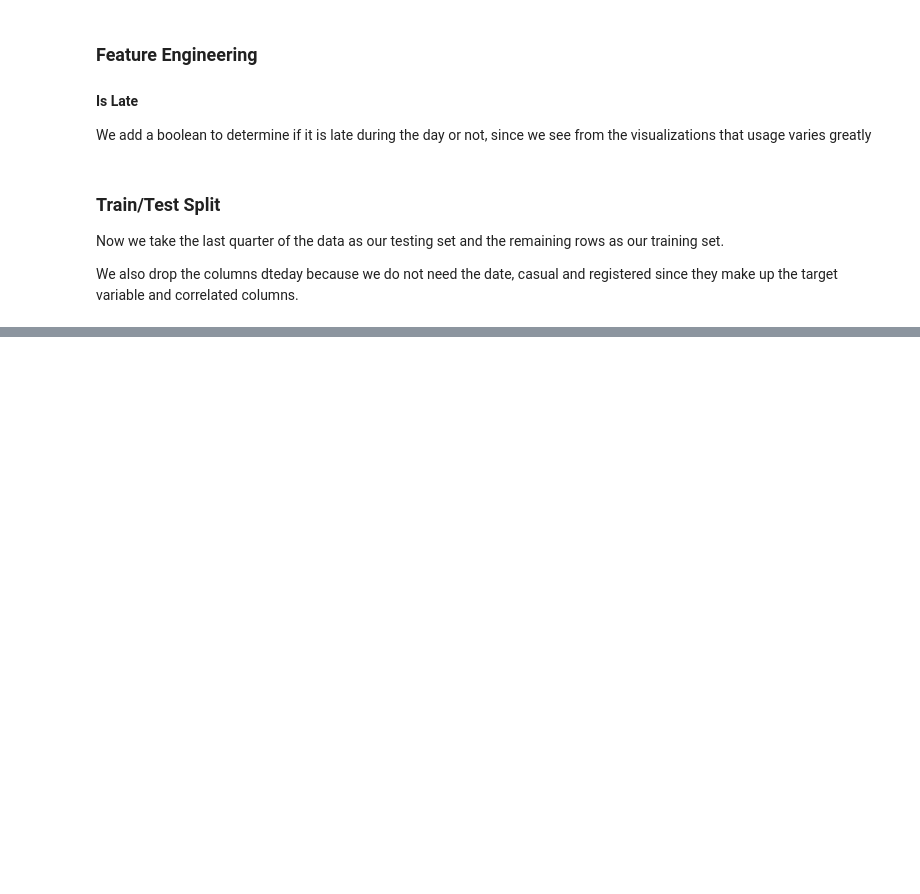
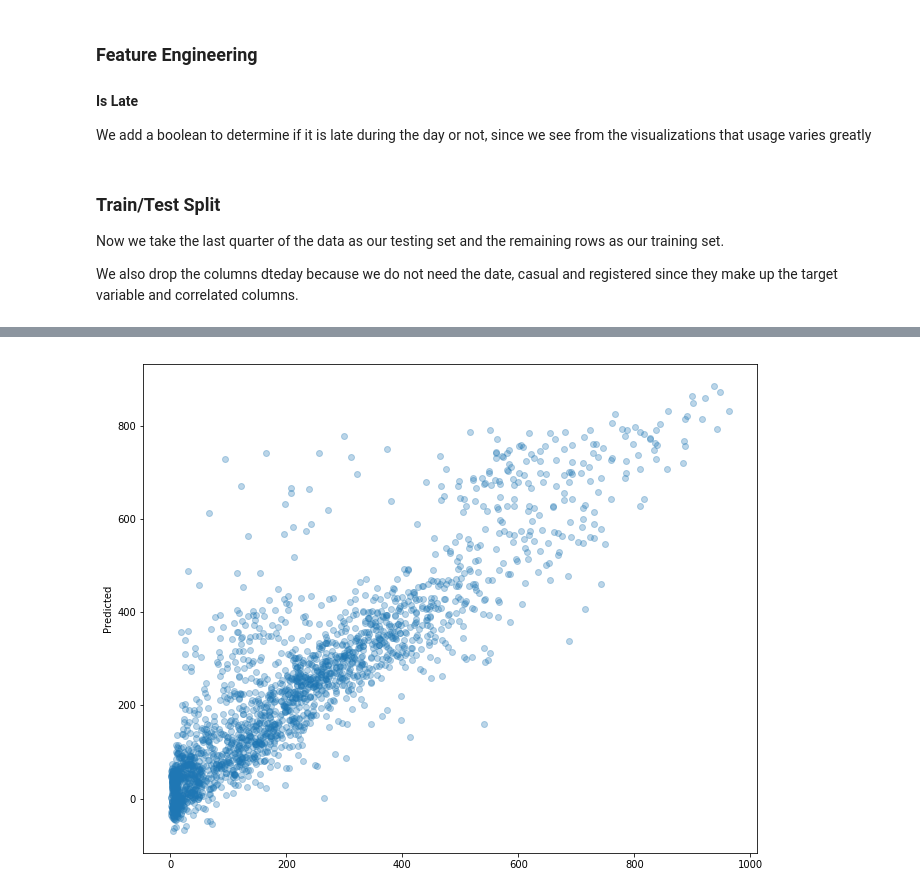
Before and after one commit to akoury/distributed_ml, a Jupyter notebook: Analysis.ipynb, the cells around one changed output, grey strips where cells are left out. Drawn from its saved outputs; the diff is of its cells as text; code cells hidden in the pictures; blank space fills up the shorter version.

Commit message:
Added multiple models, final results

```diff
--- a/Analysis.ipynb
+++ b/Analysis.ipynb
@@ -264,7 +285,7 @@ We also drop the columns dteday because we do not need the date, casual and regi
 df = df.drop(['season', 'atemp', 'casual', 'registered'], axis=1)
 df['hr'] = df['hr'].astype('category')
 df = df.categorize()
-train_df = df.loc[:'2012-10-01']
+train_df = df.loc[:'2012-09-30']
 holdout = df.loc['2012-10-01':]
 # %% [markdown]
 ### Pipeline Creation
@@ -336,0 +323,14 @@ print(gridpipe.best_score_)
+# %%
+def fit(X, y, pipe, model, grid):
+    pipe = clone(pipe)
+    pipe.steps.append(model)
+    gridpipe = RandomizedSearchCV(pipe, grid, n_iter=100, cv=TimeSeriesSplit(n_splits=SPLITS), scoring=METRIC, random_state = SEED)
+
+    gridpipe.fit(X,y)
+
+    print("Model: " + str(model[0]))
+
+    print("Best Parameters: " + str(gridpipe.best_params_))
+    print("Best Fold Score: " + str(gridpipe.best_score_))
+
+    return gridpipe
@@ -336,0 +354,10 @@ print(gridpipe.best_score_)
+# %%
+model = ("xgb", XGBRegressor(random_state = SEED))
+
+grid = {
+    "xgb__max_depth": [3, 5],
+    "xgb__learning_rate": [0.1, 0.2],
+    "xgb__n_estimators": [100, 200]
+}
+
+xgb_gridpipe = fit(X, y, pipe, model, grid)
@@ -345,0 +388,11 @@ score
+# %%
+final_pipe = xgb_gridpipe
+X_test = holdout.drop([TARGET], axis=1)
+y_test = holdout[TARGET]
+
+predicted = final_pipe.predict(X_test)
+scores = {}
+scores['R2'] = r2_score(y_test, predicted)
+scores['MAE'] = mean_absolute_error(y_test, predicted)
+scores['MSE'] = mean_squared_error(y_test, predicted)
+scores
@@ -345,0 +407,8 @@ score
+# %%
+y_test = y_test.compute()
+plt.figure(figsize=(11, 9))
+plt.scatter(y_test, predicted, alpha=0.3)
+plt.ylabel("Predicted")
+plt.show()
+# %% [output]
+[figure, added]
```
Also changed, not shown: parts of 43 cells of this notebook.
